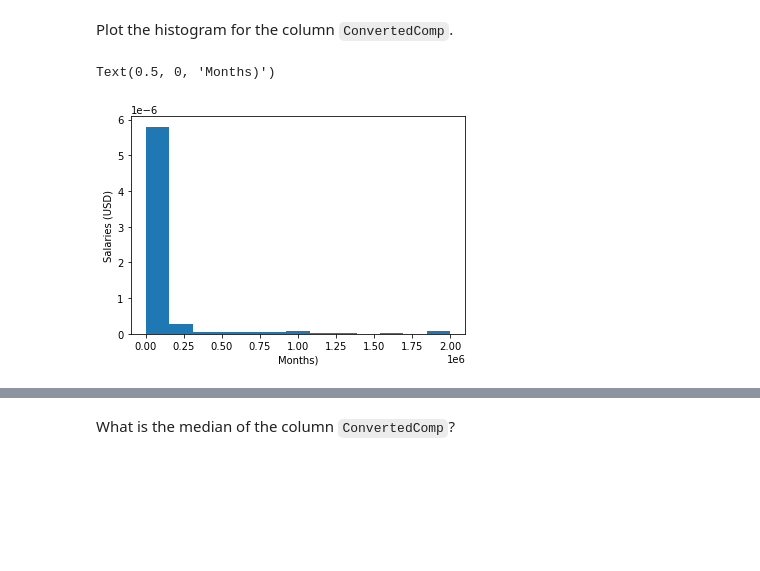
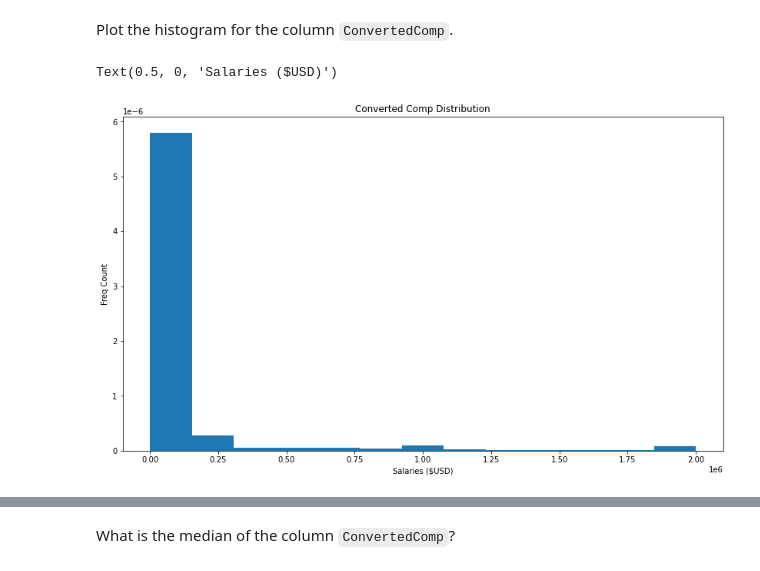
Before and after one commit to bahamalytixs/Capstone-Module, a Jupyter notebook: HR-M3ExploratoryDataAnalysis-lab-Final.ipynb, the cells around one changed output, grey strips where cells are left out. Cells and saved outputs as stored; diff of their text form; code cells hidden in the pictures; blank space fills up the shorter version.

```diff
--- a/HR-M3ExploratoryDataAnalysis-lab-Final.ipynb
+++ b/HR-M3ExploratoryDataAnalysis-lab-Final.ipynb
@@ -114,23 +143,25 @@ Plot the histogram for the column `ConvertedComp`.
 # %%
 # your code goes here
 import matplotlib.pyplot as plt
 import numpy as np
 %matplotlib inline
 
 """
 #Use Formula to get number of bins
 q25, q75 = np.percentile(df['ConvertedComp'], [25, 75])
 bin_width = 2 * (q75 - q25) * len(df['Age']) ** (-1/3)
 
 #Use Formula to get number of bins
 bins = abs(round((df['Age'].max() - df['Age'].min()) / bin_width))
 """
 
+plt.figure(figsize=(14, 8), edgecolor='blue')
 plt.hist(df['ConvertedComp'], density=True, bins=13)  # density=False would make counts
-plt.ylabel('Salaries (USD)')
-plt.xlabel('Months)')
+plt.title('Converted Comp Distribution')
+plt.ylabel('Freq Count')
+plt.xlabel('Salaries ($USD)')
 
 #histConComp = df.hist(column='ConvertedComp', bins=12, grid=False, figsize=(12,6), color='green', zorder=2, rwidth=0.9)
 # %% [output]
-Text(0.5, 0, 'Months)')
+Text(0.5, 0, 'Salaries ($USD)')
-[figure, old version]
+[figure, new version]
```
Also changed, not shown: parts of 59 cells of this notebook.
